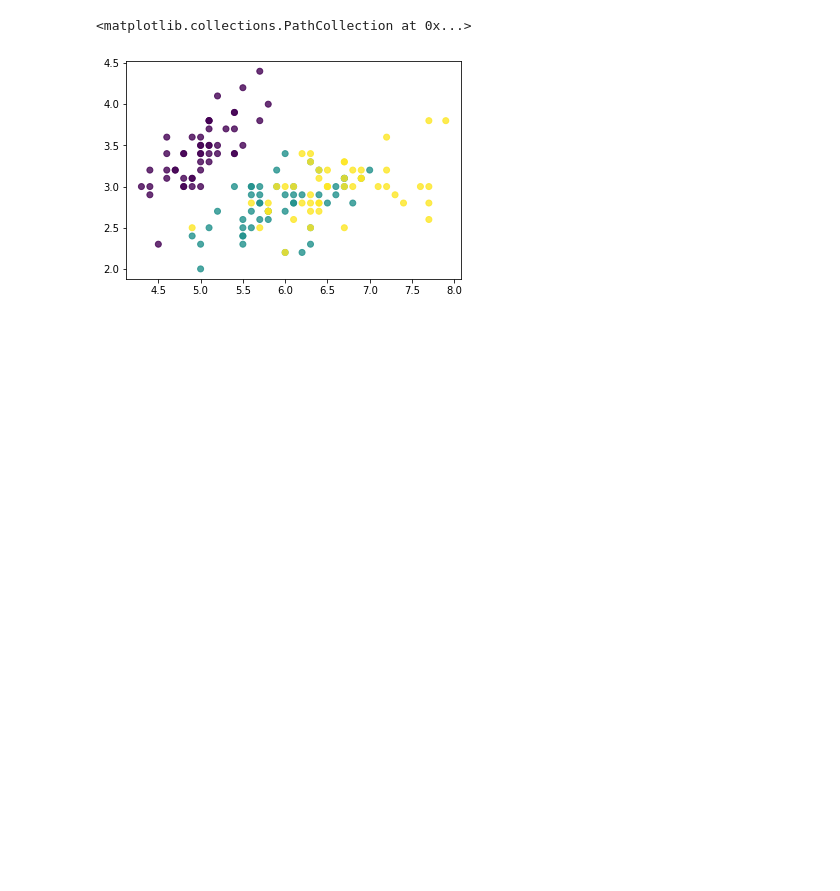
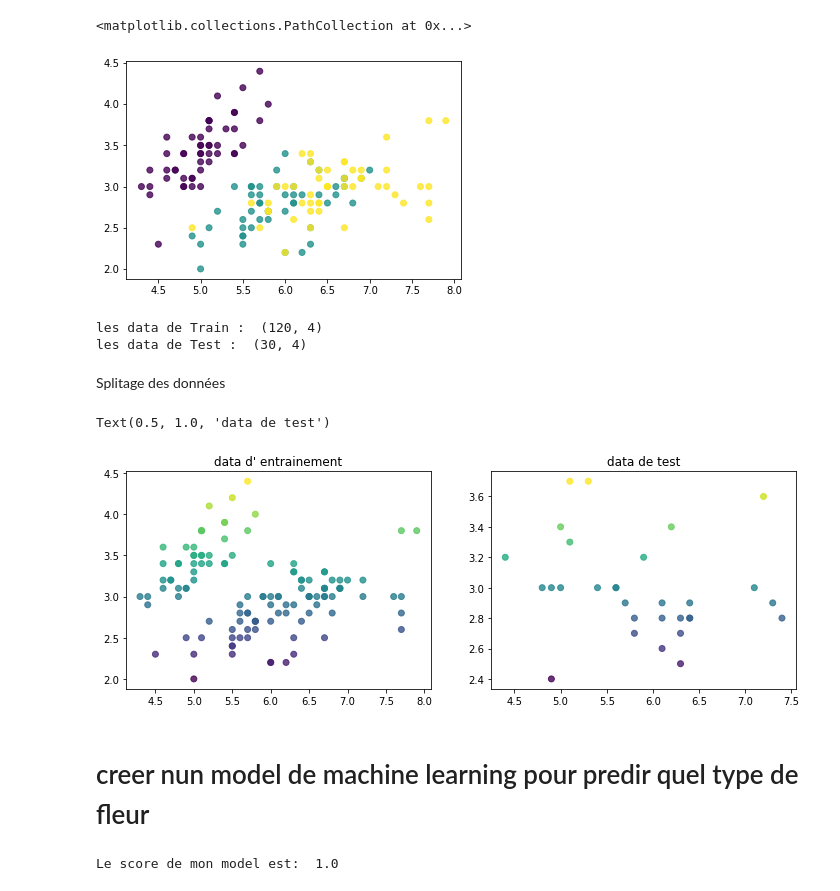
Before and after one commit to ShaD971/Machine-Learning, a Jupyter notebook: Machine Learning(Sikit-learn).ipynb, the cells around one changed output. Saved outputs shown, nothing was run; the diff lists cells and outputs as text; code cells hidden in the pictures; blank space fills up the shorter version.

```diff
--- a/Machine Learning(Sikit-learn).ipynb
+++ b/Machine Learning(Sikit-learn).ipynb
@@ -110,0 +115,7 @@ plt.scatter(X[: , 0], X[:, 1], c=y, alpha=0.8)# y fait rerference a la target y
+# %%
+X_train , X_test , y_train , y_test = train_test_split(X , y , train_size = 0.8 ,random_state=  5)# l'ordre est important sinon erreur
+print('les data de Train : ', X_train.shape)
+print('les data de Test : ', X_test.shape)
+# %% [output]
+les data de Train :  (120, 4)
+les data de Test :  (30, 4)
@@ -110,0 +126,16 @@ plt.scatter(X[: , 0], X[:, 1], c=y, alpha=0.8)# y fait rerference a la target y
+# %% [markdown]
+Splitage des données
+# %%
+plt.figure(figsize=(12,4))
+plt.subplot(121)
+plt.scatter(X_train[: , 0], X_train[:, 1], c=X_train[:,1], alpha=0.8)
+plt.title( 'data d\' entrainement')
+
+plt.subplot(122)
+plt.scatter(X_test[: , 0], X_test[:, 1], c=X_test[:,1], alpha=0.8)
+plt.title( 'data de test')
+# %% [output]
+Text(0.5, 1.0, 'data de test')
+[figure, added]
+# %% [markdown]
+# creer nun model de machine learning pour predir quel type de fleur
@@ -110,0 +144,10 @@ plt.scatter(X[: , 0], X[:, 1], c=y, alpha=0.8)# y fait rerference a la target y
+# %%
+#K-NN K plus proche voisins
+model = KNeighborsClassifier(n_neighbors=8)# 8 = 100% dans se cas
+
+model.fit(X_train , y_train)
+
+score = model.score(X_test, y_test)
+print('Le score de mon model est: ',score)
+# %% [output]
+Le score de mon model est:  1.0
```
Also changed, not shown: parts of 8 cells of this notebook, 2 other files.
